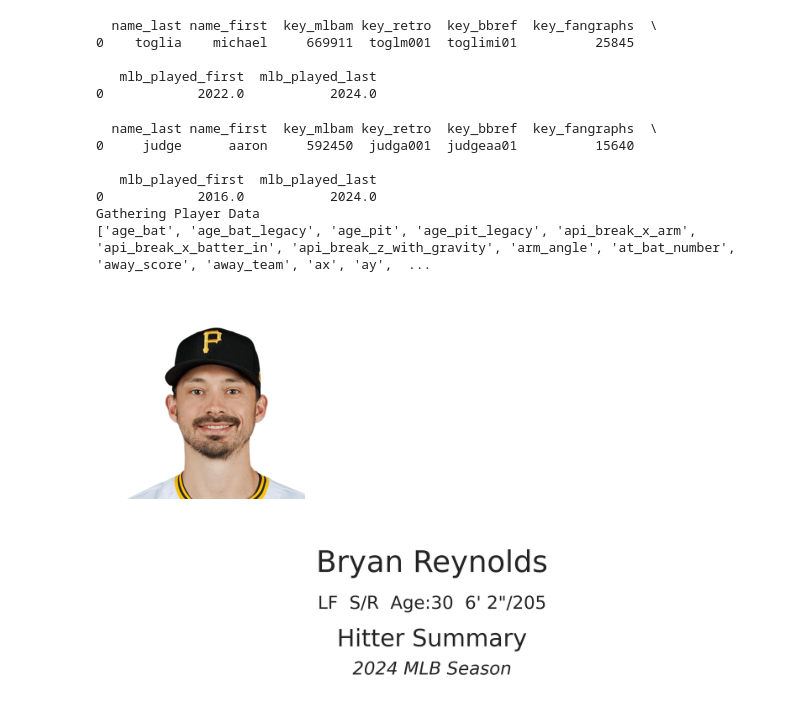
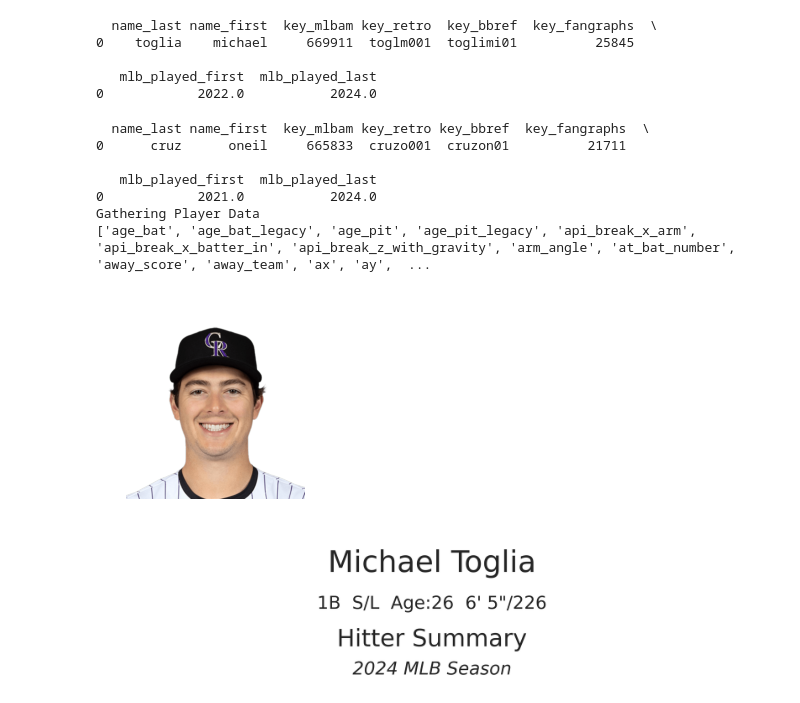
Before and after one commit to jshelty/JLukeSports, a Jupyter notebook: JLukeHitterCard.ipynb, the cells around one changed output. Saved outputs shown, nothing was run; the diff lists cells and outputs as text; code cells hidden in the pictures.

```diff
--- a/JLukeHitterCard.ipynb
+++ b/JLukeHitterCard.ipynb
@@ -61,18 +61,20 @@ print(pyb.playerid_lookup('Toglia','Michael'))
    mlb_played_first  mlb_played_last
 0            2022.0           2024.0
 # %%
-print(pyb.playerid_lookup('Judge','Aaron'))
-batter_id = 668804
+print(pyb.playerid_lookup('Cruz','Oneil'))
+batter_id = 669911
 df_pyb = pyb.statcast_batter('2024-03-28', '2024-10-01', batter_id)
 sorted_columns = sorted(df_pyb.columns)
 print(sorted_columns)
 # df_pyb.head()
+
+#print(df['column_name'].unique())
 # %% [output]
-  name_last name_first  key_mlbam key_retro  key_bbref  key_fangraphs  \
-0     judge      aaron     592450  judga001  judgeaa01          15640
+  name_last name_first  key_mlbam key_retro key_bbref  key_fangraphs  \
+0      cruz      oneil     665833  cruzo001  cruzon01          21711
 
    mlb_played_first  mlb_played_last
-0            2016.0           2024.0
+0            2021.0           2024.0
 Gathering Player Data
 ['age_bat', 'age_bat_legacy', 'age_pit', 'age_pit_legacy', 'api_break_x_arm', 'api_break_x_batter_in', 'api_break_z_with_gravity', 'arm_angle', 'at_bat_number', 'away_score', 'away_team', 'ax', 'ay',  ...
 # %%
@@ -111,37 +113,37 @@ def player_headshot(batter_id: str, ax: plt.Axes):
 # Call the player_headshot function with the pitcher ID and current axis
 player_headshot(batter_id=batter_id, ax=plt.subplots(figsize=(1, 1))[1])
 # %% [output]
-[figure, old version]
+[figure, new version]
 # %%
 def player_bio(pitcher_id: str, ax: plt.Axes):
     # Construct the URL to fetch player data
-    url = f"https://statsapi.mlb.com/api/v1/people?personIds={pitcher_id}&hydrate=currentTeam"
+    url = f"https://statsapi.mlb.com/api/v1/people?personIds={batter_id}&hydrate=currentTeam"
 
     # Send a GET request to the URL and parse the JSON response
     data = requests.get(url).json()
 
     # Extract player information from the JSON data
     player_name = data['people'][0]['fullName']
     batter_throw = data['people'][0]['pitchHand']['code']
     batter_hand = data['people'][0]['batSide']['code']
     position = data['people'][0]['primaryPosition']['abbreviation']
     age = data['people'][0]['currentAge']
     height = data['people'][0]['height']
     weight = data['people'][0]['weight']
 
     # Display the player's name, handedness, age, height, and weight on the axis
     ax.text(0.5, 1, f'{player_name}', va='top', ha='center', fontsize=50)
     ax.text(0.5, 0.65, f'{position}  {batter_hand}/{batter_throw}  Age:{age}  {height}/{weight}', va='top', ha='center', fontsize=30)
     ax.text(0.5, 0.40, f'Hitter Summary', va='top', ha='center', fontsize=40)
     ax.text(0.5, 0.15, f'2024 MLB Season', va='top', ha='center', fontsize=30, fontstyle='italic')
 
     # Turn off the axis
     ax.axis('off')
 
 # Call the player_bio function with the pitcher ID and a new axis of size 10x2
 player_bio(batter_id, ax=plt.subplots(figsize=(20, 4))[1])
 # %% [output]
-[figure, old version]
+[figure, new version]
 # %%
 import requests
 
```
Also changed, not shown: parts of 16 cells of this notebook.
